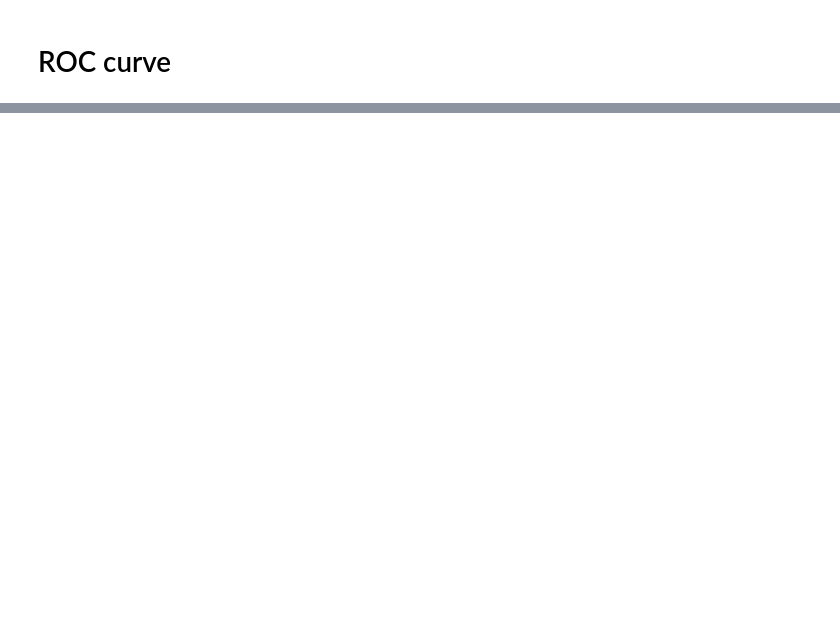
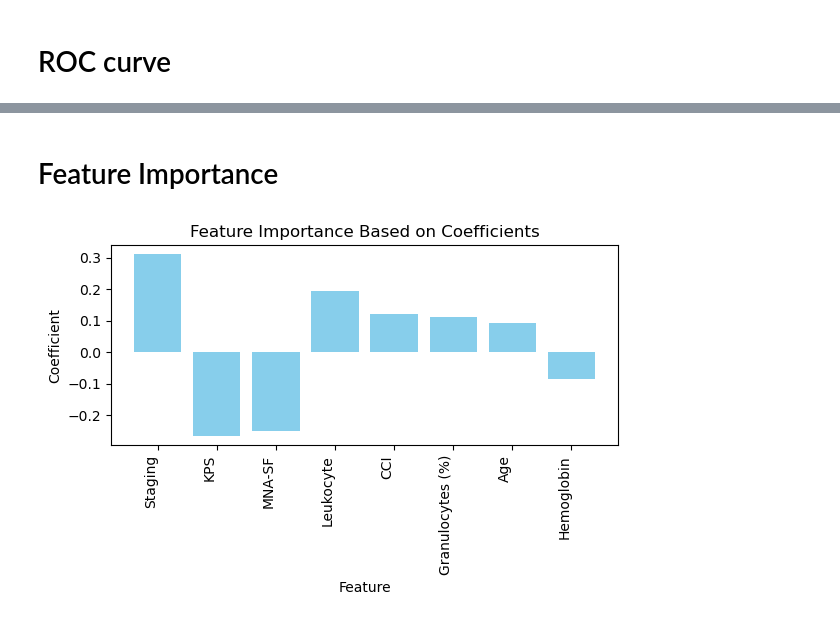
Before and after one commit to tiagopessoalima/ml-crc-180d-mortality, a Jupyter notebook: abstract_11.ipynb, the cells around one changed output, grey strips where cells are left out. Cells and saved outputs as stored; diff of their text form; code cells hidden in the pictures; blank space fills up the shorter version.

```diff
--- a/abstract_11.ipynb
+++ b/abstract_11.ipynb
@@ -108,0 +107,29 @@ plt.show()
+# %% [markdown]
+# Feature Importance
+# %%
+# Get the feature coefficients
+coefficients = lr_model.named_steps['model'].coef_[0]
+
+# Create a DataFrame to display the importances
+importance_df = pd.DataFrame({
+    'Feature': X.columns,
+    'Coefficient': coefficients
+})
+
+# Calculate the absolute coefficients for sorting by importance
+importance_df['AbsoluteCoefficient'] = importance_df['Coefficient'].abs()
+
+# Sort the DataFrame by the absolute values of the coefficients and reset the index
+importance_df = importance_df.sort_values(by='AbsoluteCoefficient', ascending=False).reset_index(drop=True)
+
+# Plot a bar chart to visualize feature importance based on coefficients
+plt.figure(figsize=(6, 4))
+plt.bar(importance_df['Feature'], importance_df['Coefficient'], color='skyblue')
+plt.xticks(rotation=90, ha='right')
+plt.xlabel('Feature')
+plt.ylabel('Coefficient')
+plt.title('Feature Importance Based on Coefficients')
+plt.tight_layout()
+plt.show()
+# %% [output]
+[figure, added]
```
Also changed, not shown: parts of 5 cells of this notebook.
